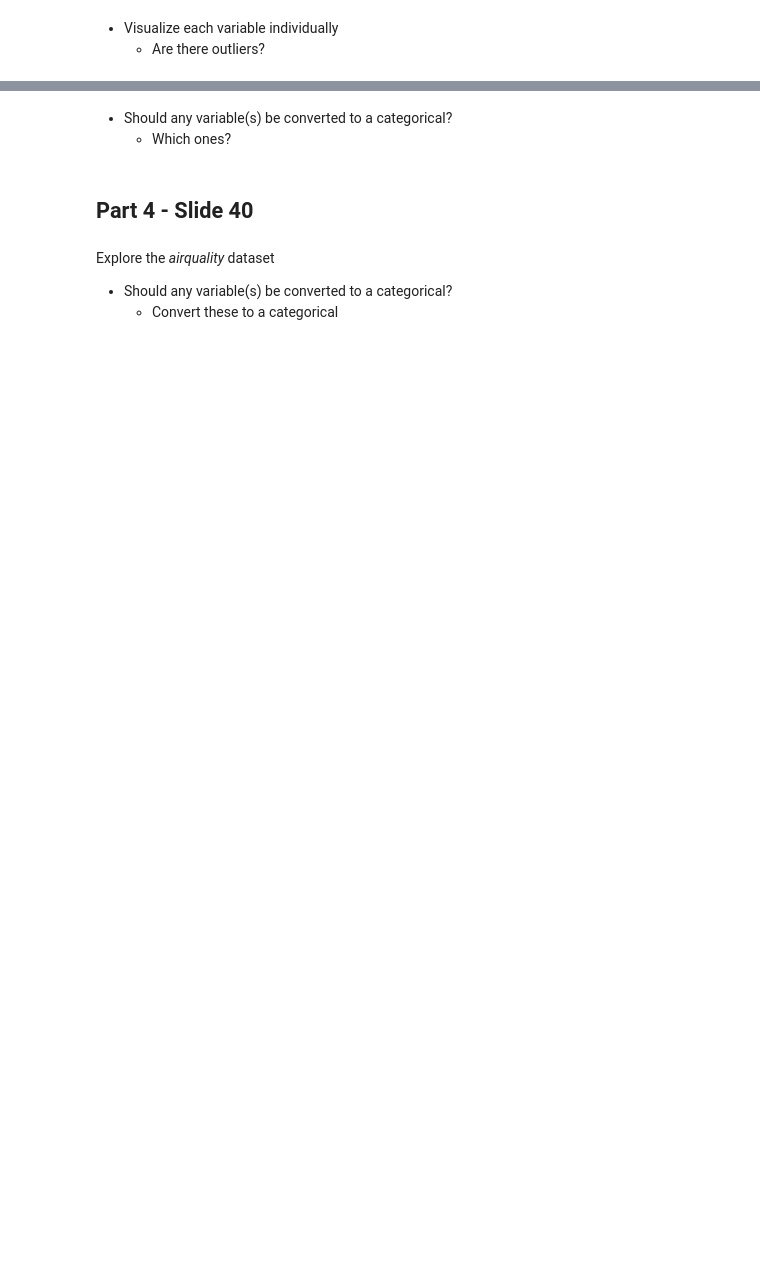
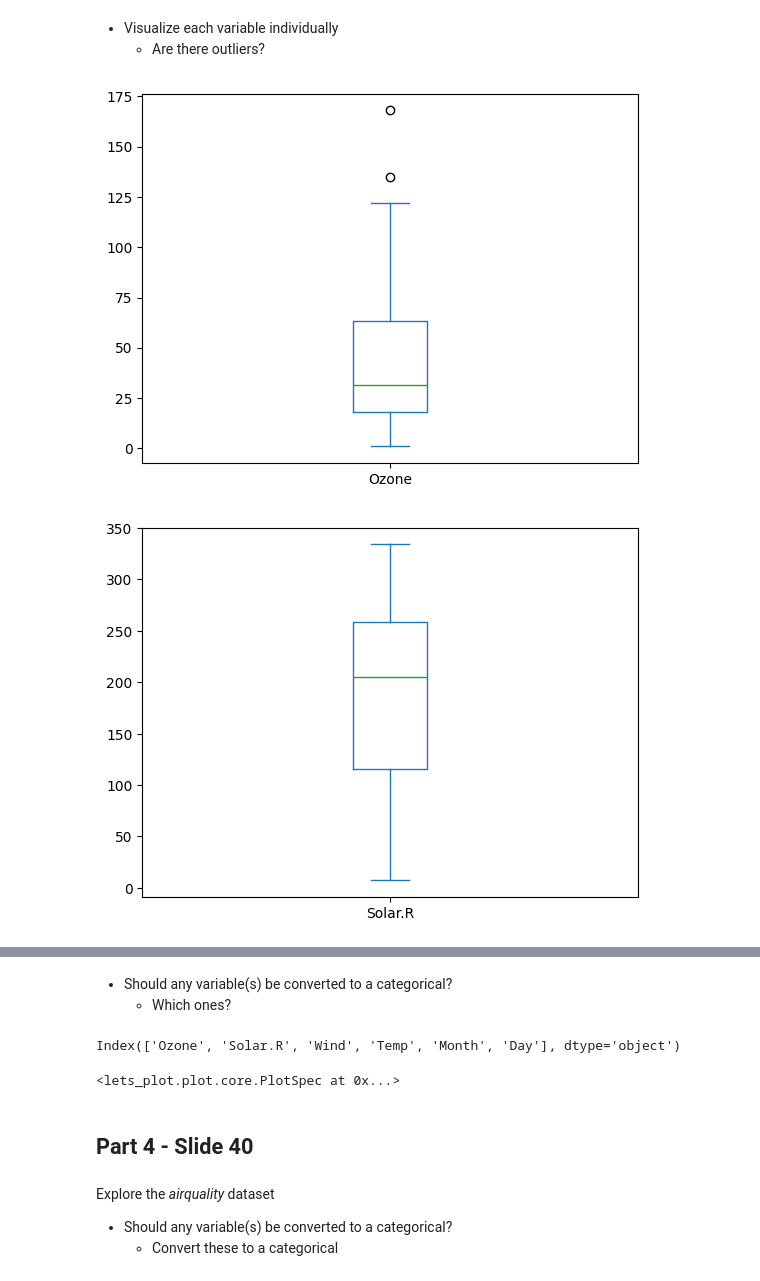
Before and after one commit to Avelez164/Data-Science-Big-Data, a Jupyter notebook: eda.ipynb, the cells around one changed output, grey strips where cells are left out. Cells and saved outputs as stored; diff of their text form; code cells hidden in the pictures; blank space fills up the shorter version.

```diff
--- a/eda.ipynb
+++ b/eda.ipynb
@@ -91,3 +203,10 @@ Explore the *airquality* dataset
 # %% [markdown]
  * Visualize each variable individually
    - Are there outliers?
+# %%
+for col in airquality.columns:
+  airquality[col].plot.box()
+  plt.show()
+# %% [output]
+[figure, added]
+[figure, added]
@@ -94,6 +217,19 @@ Explore the *airquality* dataset
 # %% [markdown]
  * Should any variable(s) be converted to a categorical?
    - Which ones?
+# %%
+variables = airquality.columns
+variables
+# %% [output]
+Index(['Ozone', 'Solar.R', 'Wind', 'Temp', 'Month', 'Day'], dtype='object')
+# %%
+(
+    ggplot(data=iris) +
+    geom_boxplot(mapping=aes(x='Sepal.Width', y='Species')) +
+    facet_wrap('Species')
+)
+# %% [output]
+<lets_plot.plot.core.PlotSpec at 0x...>
 # %% [markdown]
 ## Part 4 - Slide 40
 # %% [markdown]
```
Also changed, not shown: parts of 13 cells of this notebook.
